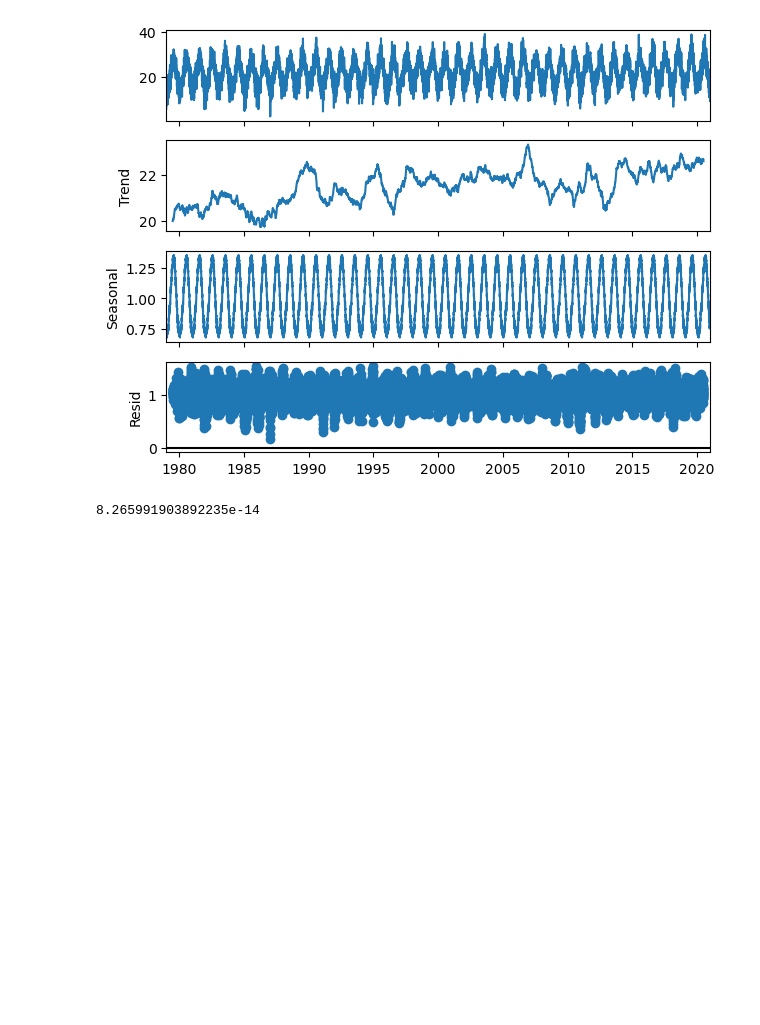
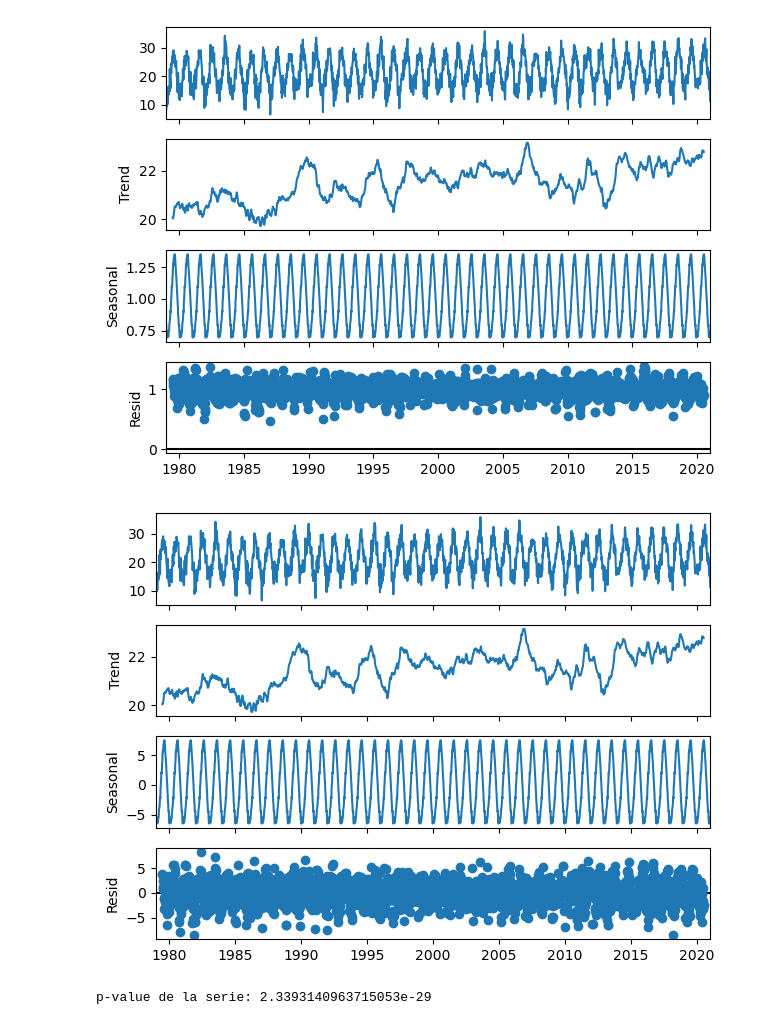
Before and after one commit to Bastien-OC20/StreamWeather, a Jupyter notebook: TpTemporelle.ipynb, the cells around one changed output. Saved outputs shown, nothing was run; the diff lists cells and outputs as text; code cells hidden in the pictures; blank space fills up the shorter version.

```diff
--- a/TpTemporelle.ipynb
+++ b/TpTemporelle.ipynb
@@ -26,15 +93,27 @@ train.plot(y="mean_temp", figsize= (16,4))
+# %%
+#Decomposotion de la suite pour voir les tendances, residus
+from statsmodels.tsa.seasonal import seasonal_decompose
+import matplotlib.pyplot as plt
+
+decompositionM = seasonal_decompose(data, model='multiplicative',period=52)
+decompositionM.plot()
+plt.show()
+# %% [output]
+[figure, added]
 # %%
 from statsmodels.tsa.seasonal import seasonal_decompose
 import matplotlib.pyplot as plt
 
-decompositionM = seasonal_decompose(data, model='multiplicative',period=365)
-decompositionM.plot()
+decompositionA = seasonal_decompose(data, model='additive',period=52)
+decompositionA.plot()
 plt.show()
 # %% [output]
-[figure, old version]
+[figure, new version]
-# %%
-from statsmodels.tsa.stattools import adfuller
-adfuller(data.mean_temp)[1]
-# %% [output]
-8.265991903892235e-14
+# %%
+#Test de la saisonalite, si p_value < 0,05, la serie est stationnaire
+from statsmodels.tsa.stattools import adfuller
+result_data = adfuller(data.mean_temp)[1]
+print('p-value de la serie:', result_data)
+# %% [output]
+p-value de la serie: 2.3393140963715053e-29
 # %%
```
Also changed, not shown: parts of 14 cells of this notebook, 1 other file.
